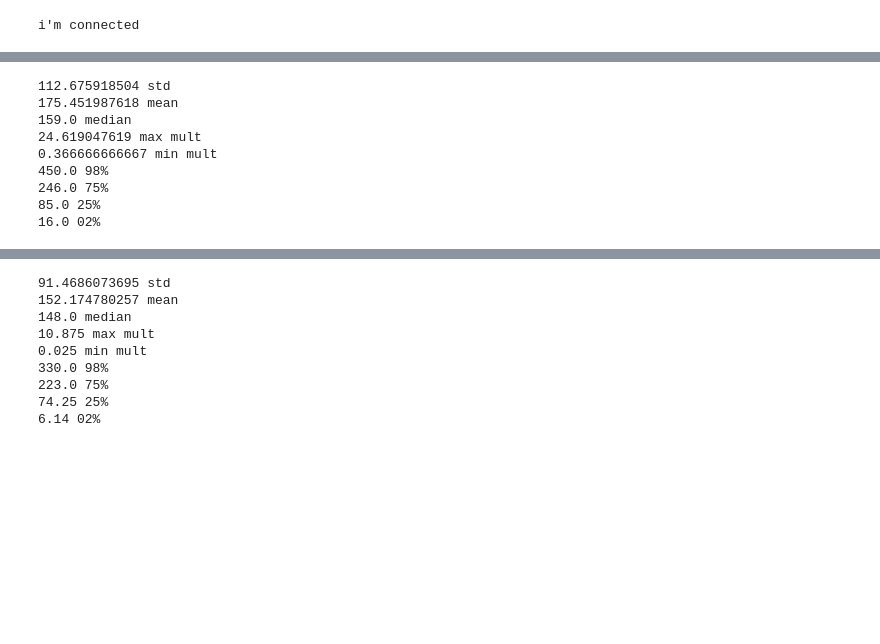
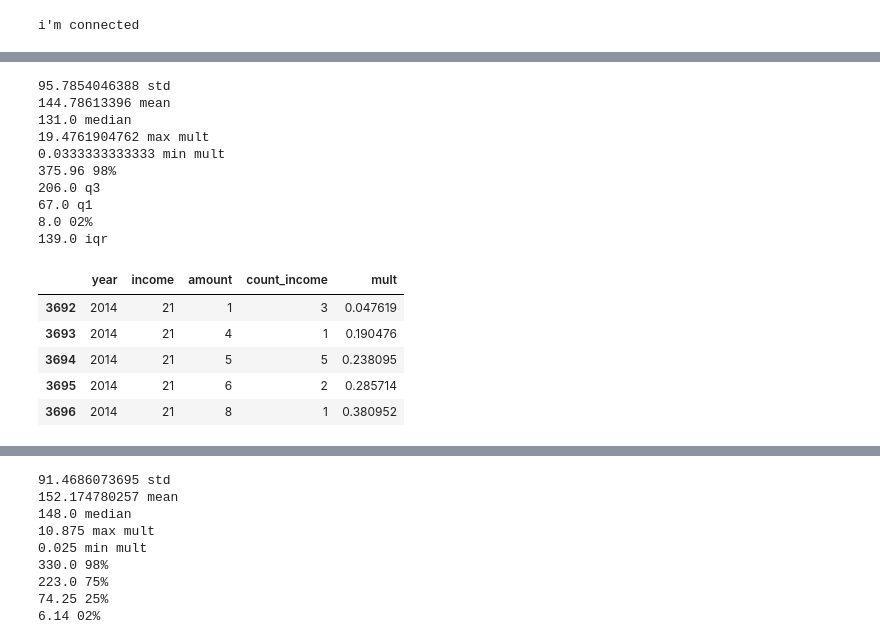
Before and after one commit to Kibrael/Edits, a Jupyter notebook: linked_viz.ipynb, the cells around one changed output, grey strips where cells are left out. Cells and saved outputs as stored; diff of their text form; code cells hidden in the pictures; blank space fills up the shorter version.

```diff
--- a/linked_viz.ipynb
+++ b/linked_viz.ipynb
@@ -59,25 +61,39 @@ min_20to30 = link_df.amount[(link_df['income'] > 20) & (link_df['income'] < 30)]
 
 amt_range = max_20to30 - min_20to30
 # %%
-df_20to30 = link_df[(link_df['income'] > 20) & (link_df['income'] <= 30)].copy()
-df_20to30 = df_20to30[(df_20to30.amount <520) & (df_20to30.amount > 10)]
+
+#df_20to30 = df_20to30[(df_20to30.amount <520) & (df_20to30.amount > 10)]
 print(df_20to30.amount.std(), 'std')
 print(df_20to30.amount.mean(), 'mean')
 print(df_20to30.amount.median(), 'median')
 print(df_20to30.mult.max(), 'max mult')
 print(df_20to30.mult.min(), 'min mult')
 print(df_20to30.amount.quantile(q=.98), '98%')
-print(df_20to30.amount.quantile(q=.75), '75%')
-print(df_20to30.amount.quantile(q=.25), '25%')
+print(df_20to30.amount.quantile(q=.75), 'q3')
+print(df_20to30.amount.quantile(q=.25), 'q1')
 print(df_20to30.amount.quantile(q=.02), '02%')
+q1 = df_20to30.amount.quantile(q=.25)
+q3 = df_20to30.amount.quantile(q=.75)
+iqr =(q3 - q1)
+print(iqr, 'iqr')
+min_q = q1 - 1.5*iqr
+max_q = q3 + 1.5*iqr
+df_20to30.head()
 # %% [output]
-112.675918504 std
-175.451987618 mean
-159.0 median
-24.619047619 max mult
-0.366666666667 min mult
-450.0 98%
-246.0 75%
-85.0 25%
-16.0 02%
+95.7854046388 std
+144.78613396 mean
+131.0 median
+19.4761904762 max mult
+0.0333333333333 min mult
+375.96 98%
+206.0 q3
+67.0 q1
+8.0 02%
+139.0 iqr
+|  | year | income | amount | count_income | mult |
+| 3692 | 2014 | 21 | 1 | 3 | 0.047619 |
+| 3693 | 2014 | 21 | 4 | 1 | 0.190476 |
+| 3694 | 2014 | 21 | 5 | 5 | 0.238095 |
+| 3695 | 2014 | 21 | 6 | 2 | 0.285714 |
+| 3696 | 2014 | 21 | 8 | 1 | 0.380952 |
 # %%
```
Also changed, not shown: parts of 7 cells of this notebook, 2 other files.
